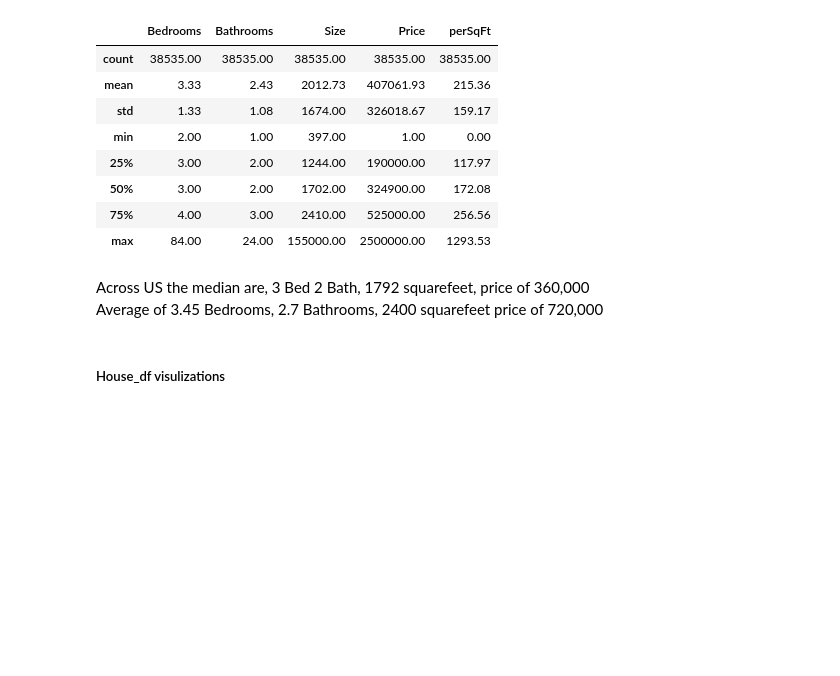
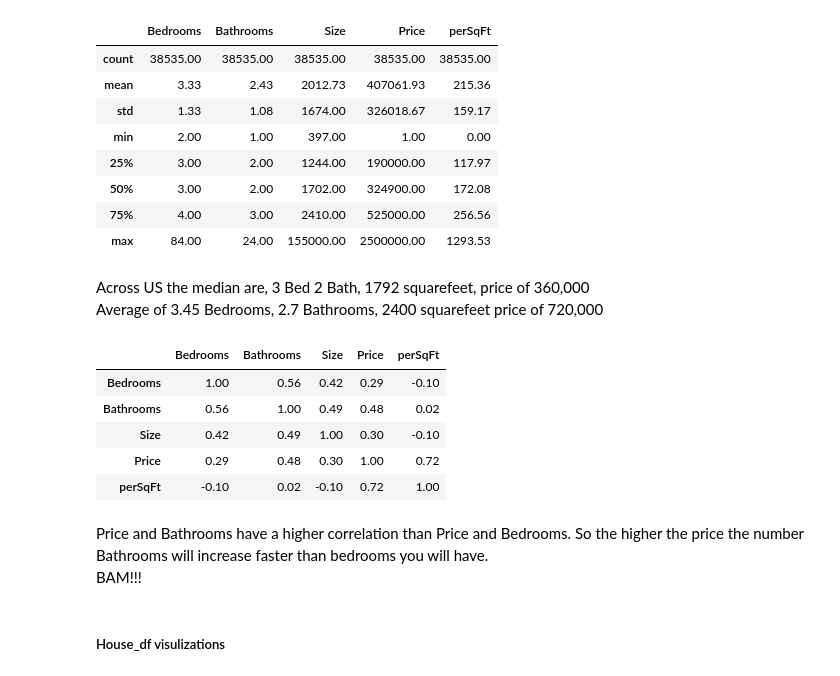
Before and after one commit to StockJanitor/CIS41_Project, a Jupyter notebook: CIS41_Project.ipynb, the cells around one changed output. Drawn from its saved outputs; the diff is of its cells as text; code cells hidden in the pictures; blank space fills up the shorter version.

```diff
--- a/CIS41_Project.ipynb
+++ b/CIS41_Project.ipynb
@@ -739,5 +752,17 @@ house_df.describe()
 # %% [markdown]
 Across US the median are, 3 Bed 2 Bath, 1792 squarefeet, price of 360,000<br>
 Average of 3.45 Bedrooms, 2.7 Bathrooms, 2400 squarefeet price of 720,000
+# %%
+house_df.corr()
+# %% [output]
+|  | Bedrooms | Bathrooms | Size | Price | perSqFt |
+| Bedrooms | 1.00 | 0.56 | 0.42 | 0.29 | -0.10 |
+| Bathrooms | 0.56 | 1.00 | 0.49 | 0.48 | 0.02 |
+| Size | 0.42 | 0.49 | 1.00 | 0.30 | -0.10 |
+| Price | 0.29 | 0.48 | 0.30 | 1.00 | 0.72 |
+| perSqFt | -0.10 | 0.02 | -0.10 | 0.72 | 1.00 |
+# %% [markdown]
+Price and Bathrooms have a higher correlation than Price and Bedrooms. So the higher the price the number Bathrooms will increase faster than bedrooms you will have. <br>
+BAM!!!
 # %% [markdown]
 ##### House_df visulizations
```
Also changed, not shown: parts of 15 cells of this notebook, 1 other file.
